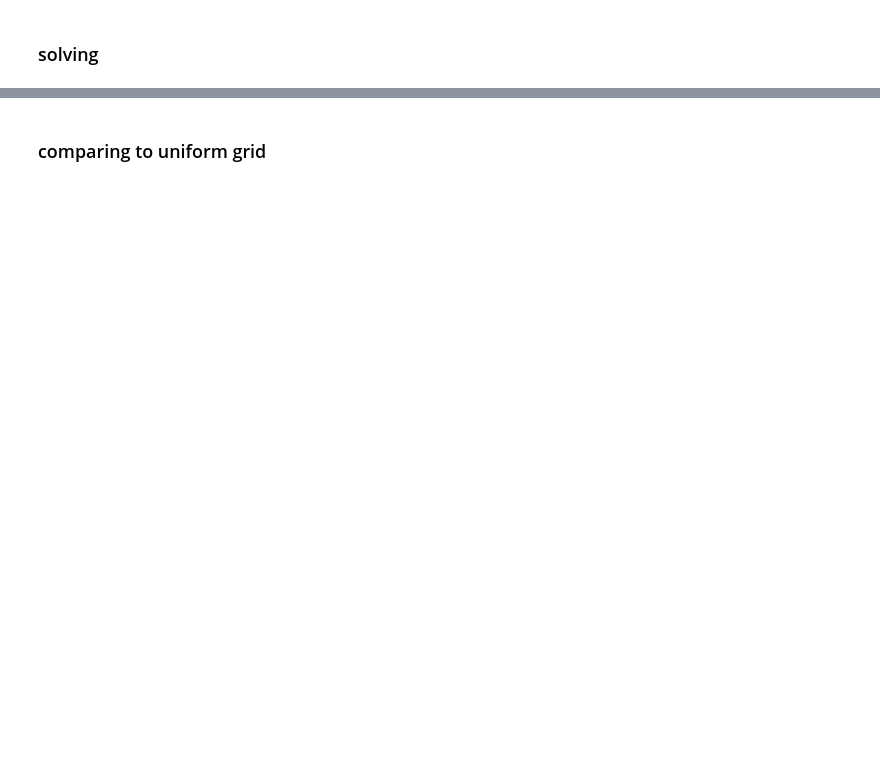
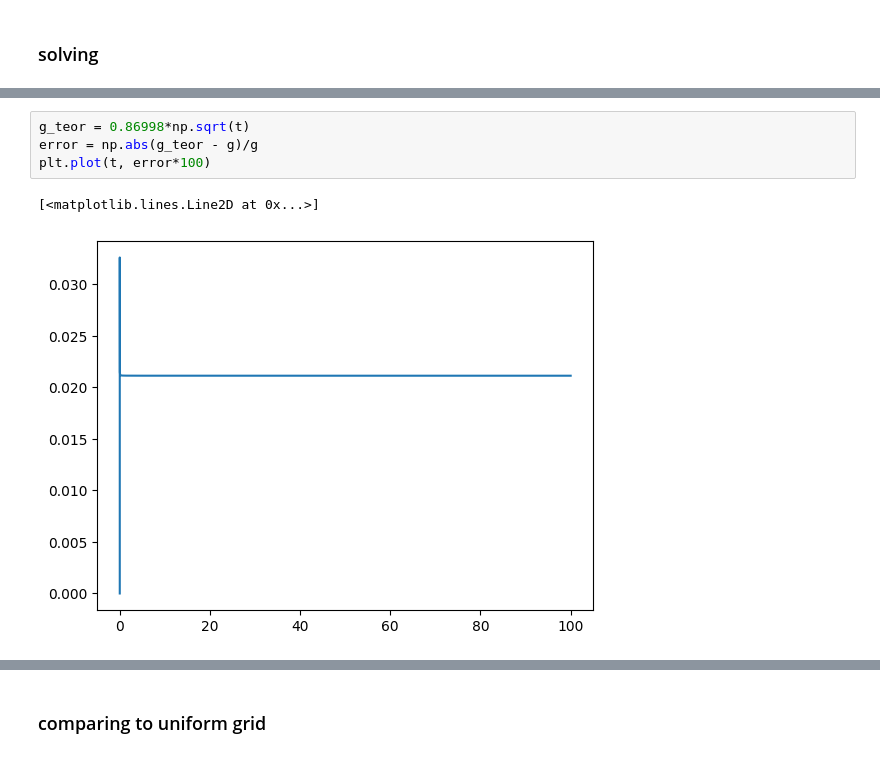
Before and after one commit to dashadem/CO2lovers, a Jupyter notebook: nonlinear.ipynb, the cells around one changed output, grey strips where cells are left out. Drawn from its saved outputs; the diff is of its cells as text; blank space fills up the shorter version.

```diff
--- a/nonlinear.ipynb
+++ b/nonlinear.ipynb
@@ -1151,2 +1235,9 @@ plt.yscale('log')
+# %%
+g_teor = 0.86998*np.sqrt(t)
+error = np.abs(g_teor - g)/g
+plt.plot(t, error*100)
+# %% [output]
+[<matplotlib.lines.Line2D at 0x...>]
+[figure, added]
 # %%
 # g0, W0, v0, Q_0 = analyt_sol(t[0], xi)
```
Also changed, not shown: parts of 14 cells of this notebook.
